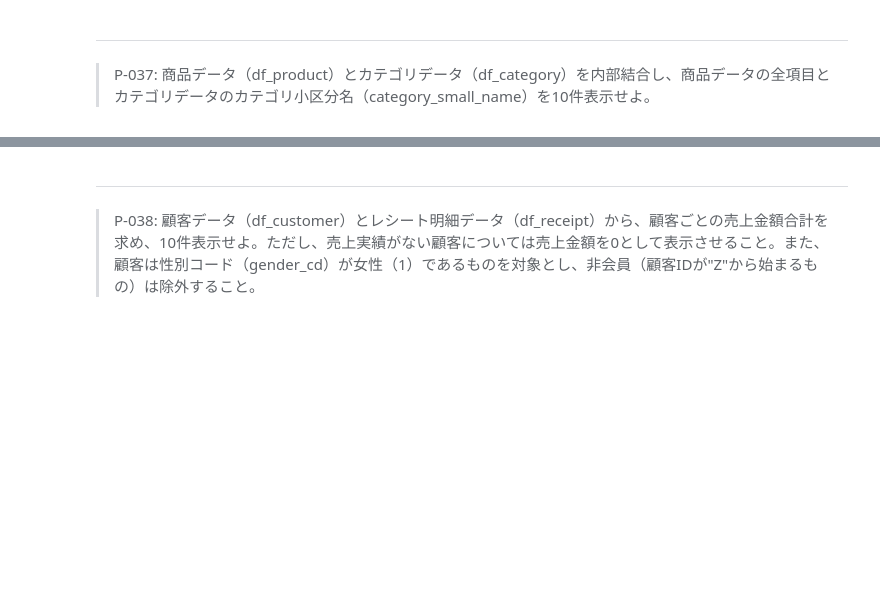
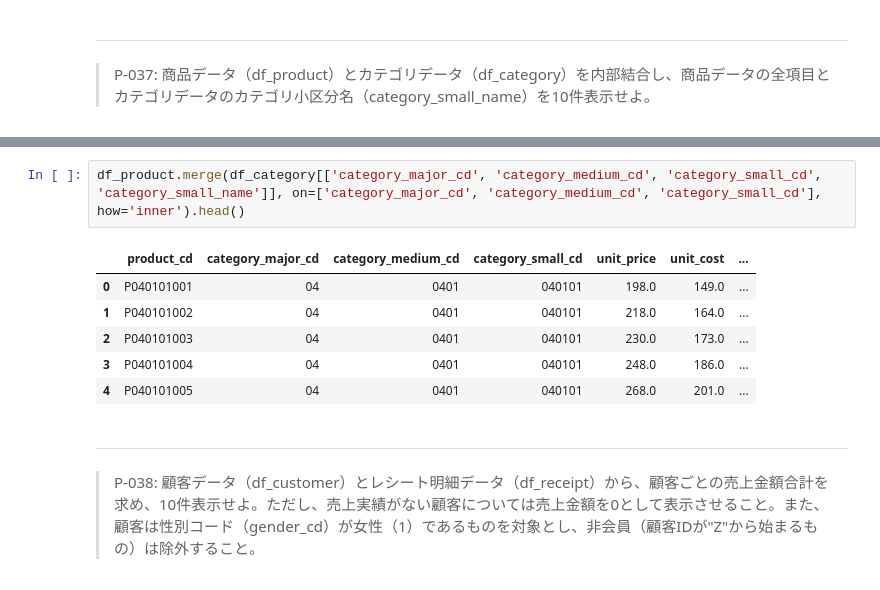
Before and after one commit to libra20/100knocks2, a Jupyter notebook: docker/work/preprocess_knock_Python.ipynb, the cells around one changed output, grey strips where cells are left out. Cells and saved outputs as stored; diff of their text form; blank space fills up the shorter version.

```diff
--- a/docker/work/preprocess_knock_Python.ipynb
+++ b/docker/work/preprocess_knock_Python.ipynb
@@ -695,3 +728,12 @@ dtype: float64
+# %%
+df_product.merge(df_category[['category_major_cd', 'category_medium_cd', 'category_small_cd', 'category_small_name']], on=['category_major_cd', 'category_medium_cd', 'category_small_cd'], how='inner').head()
+# %% [output]
+|  | product_cd | category_major_cd | category_medium_cd | category_small_cd | unit_price | unit_cost | ... |
+| 0 | P040101001 | 04 | 0401 | 040101 | 198.0 | 149.0 | ... |
+| 1 | P040101002 | 04 | 0401 | 040101 | 218.0 | 164.0 | ... |
+| 2 | P040101003 | 04 | 0401 | 040101 | 230.0 | 173.0 | ... |
+| 3 | P040101004 | 04 | 0401 | 040101 | 248.0 | 186.0 | ... |
+| 4 | P040101005 | 04 | 0401 | 040101 | 268.0 | 201.0 | ... |
 # %% [markdown]
 ---
 > P-038: 顧客データ（df_customer）とレシート明細データ（df_receipt）から、顧客ごとの売上金額合計を求め、10件表示せよ。ただし、売上実績がない顧客については売上金額を0として表示させること。また、顧客は性別コード（gender_cd）が女性（1）であるものを対象とし、非会員（顧客IDが"Z"から始まるもの）は除外すること。
```
Also changed, not shown: parts of 4 cells of this notebook.
